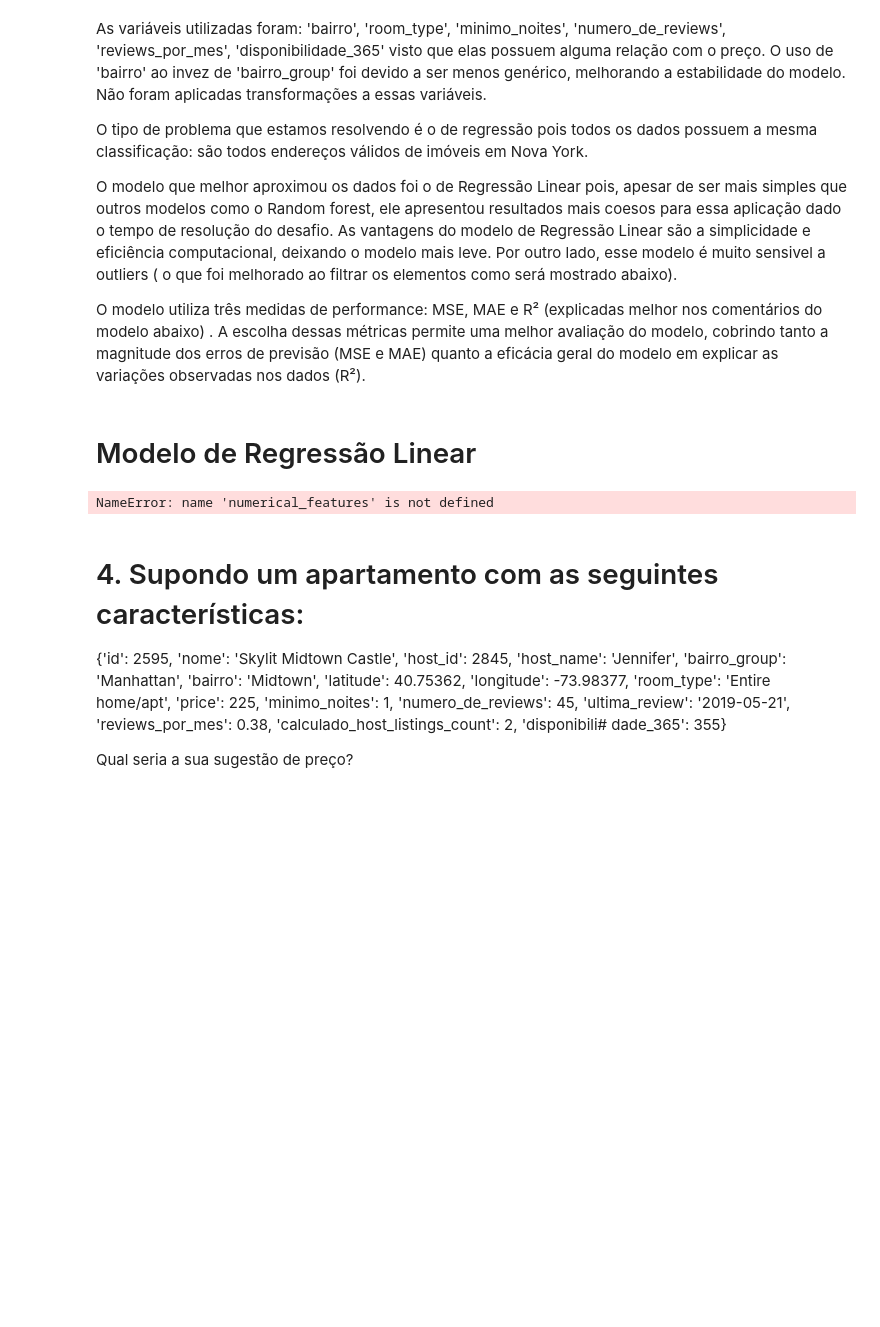
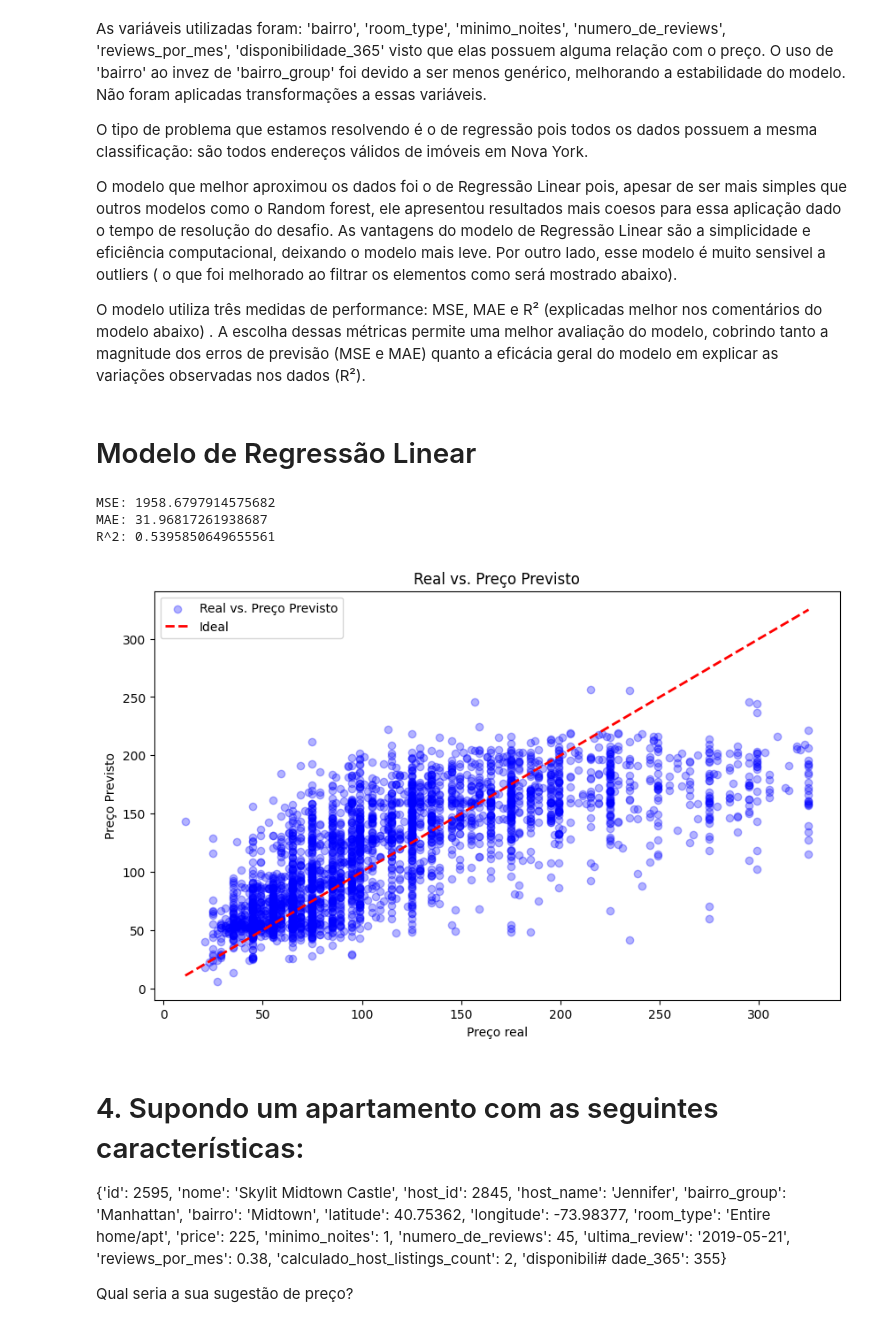
Before and after one commit to LucasSquariz/indiciumDesafio, a Jupyter notebook: lighthouse_desafio.ipynb, the cells around one changed output. Drawn from its saved outputs; the diff is of its cells as text; code cells hidden in the pictures; blank space fills up the shorter version.

```diff
--- a/lighthouse_desafio.ipynb
+++ b/lighthouse_desafio.ipynb
@@ -430,7 +430,8 @@ df_cleaned = remove_poisson_outliers(df_filtrado, 'price')
 # Define as características categóricas a serem usadas no modelo. Neste caso, 'bairro' é usado para capturar padrões
 # mais específicos baseados na localização dos preços, e 'room_type' para diferenciar entre tipos de acomodações
 # (por exemplo, casa/apartamento inteiro ou quarto privado).
-categorical_features = ['bairro', 'room_type']  # Use 'bairro' instead of 'bairro_group'
+categorical_features = ['bairro', 'room_type']
+numerical_features = ['minimo_noites', 'numero_de_reviews', 'reviews_por_mes', 'disponibilidade_365']
 
 # Seleciona características e a variável alvo do DataFrame. 'X' inclui características que podem influenciar o preço,
 # como 'bairro', 'room_type' para o tipo de casa/quarto, 'minimo_noites', 'numero_de_reviews' que aumenta a precisão
@@ -471,34 +472,37 @@ model_simple.fit(X_train, y_train)
 
 # Usa o modelo treinado para fazer previsões no conjunto de teste. Isso gera preços previstos (y_pred) para cada anúncio
 # no conjunto de teste, permitindo avaliar quão bem o modelo aprendeu a prever preços.
 y_pred = model_simple.predict(X_test)  # Ensure you're using 'model_simple' here
 
 # Avalia o desempenho do modelo usando métricas comuns para modelos de regressão:
 # - MSE (Erro Quadrático Médio): Mede a diferença quadrada média entre preços reais e previstos.
 # - MAE (Erro Absoluto Médio): Mede a diferença absoluta média entre preços reais e previstos.
 # - R^2 (Coeficiente de Determinação): Indica a proporção da variância na variável dependente que é previsível a partir das variáveis independentes.
 print(f'MSE: {mean_squared_error(y_test, y_pred)}')
 print(f'MAE: {mean_absolute_error(y_test, y_pred)}')
 print(f'R^2: {r2_score(y_test, y_pred)}')
 
 with open('modelo_predicao_preco.pkl', 'wb') as arquivo_saida:
     pickle.dump(model_simple, arquivo_saida)
 
 # Gráfico
 plt.figure(figsize=(10, 6))
 plt.scatter(y_test, y_pred, alpha=0.3, color='blue', label='Real vs. Preço Previsto')
 plt.plot([y_test.min(), y_test.max()], [y_test.min(), y_test.max()], 'k--', lw=2, color='red', label='Ideal')
 plt.xlabel('Preço real')
 plt.ylabel('Preço Previsto')
 plt.title('Real vs. Preço Previsto')
 plt.legend()
 plt.show()
 
 # Explicação do gráfico: a linha tracejada representa o preço que os endereços deveriam ter e os
 # circulos azuis mostram o valor real encontrado no dataframe usado. Em um modelo ideal, todas
 # os circulos azuis estariam em cima da linha tracejada
 # %% [output]
-NameError: name 'numerical_features' is not defined
+MSE: 1958.6797914575682
+MAE: 31.96817261938687
+R^2: 0.5395850649655561
+[figure, added]
 # %% [markdown]
 # 4. Supondo um apartamento com as seguintes características:
 
```
Also changed, not shown: 1 other file.
